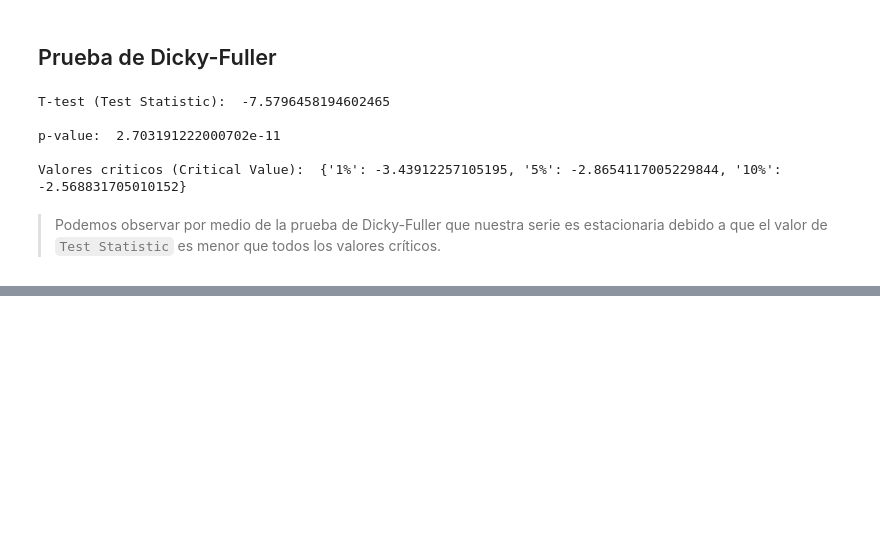
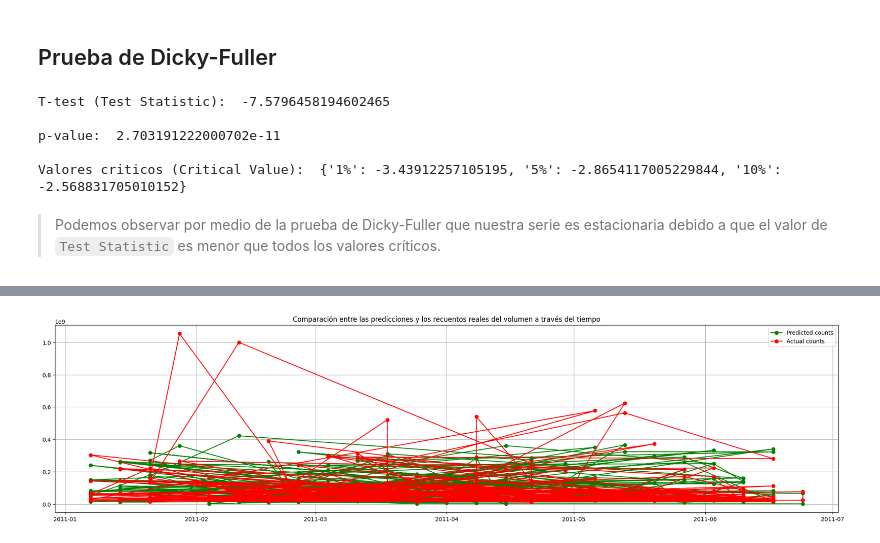
Before and after one commit to javiersanpan/dwj, a Jupyter notebook: dowjones_act3.ipynb, the cells around one changed output, grey strips where cells are left out. Cells and saved outputs as stored; diff of their text form; code cells hidden in the pictures; blank space fills up the shorter version.

```diff
--- a/dowjones_act3.ipynb
+++ b/dowjones_act3.ipynb
@@ -222,0 +234,6 @@ Valores criticos (Critical Value):  {'1%': -3.43912257105195, '5%': -2.865411700
+# %%
+y_train, X_train = dmatrices(expr, df_train, return_type = 'dataframe')
+y_test, X_test = dmatrices(expr, df_test, return_type = 'dataframe')
+# %%
+poisson_training_results = sm.GLM(y_train, X_train, family=sm.families.Poisson()).fit()
+print(poisson_training_results.summary())
@@ -222,0 +260,17 @@ Valores criticos (Critical Value):  {'1%': -3.43912257105195, '5%': -2.865411700
+# %%
+poisson_predictions = poisson_training_results.get_prediction(X_test)
+predictions_summary_frame = poisson_predictions.summary_frame()
+# %%
+predicted_counts = predictions_summary_frame['mean']
+actual_counts = y_test['volume']
+# %%
+fig = plt.figure(figsize=(25,6))
+
+predicted, = plt.plot(X_test.index, predicted_counts, 'go-', label='Predicted counts')
+actual, = plt.plot(X_test.index, actual_counts, 'ro-', label='Actual counts')
+plt.title('Comparación entre las predicciones y los recuentos reales del volumen a través del tiempo')
+plt.legend(handles=[predicted, actual])
+plt.grid()
+plt.show()
+# %% [output]
+[figure, added]
```
Also changed, not shown: parts of 15 cells of this notebook.
